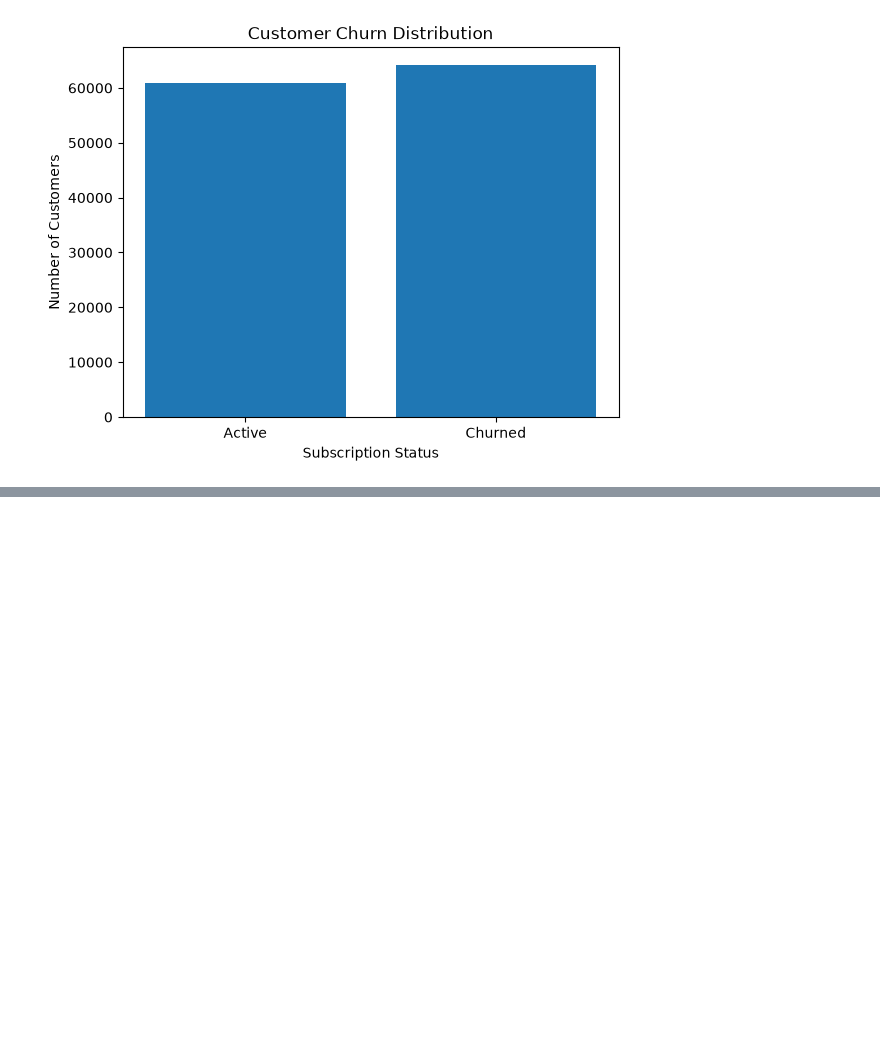
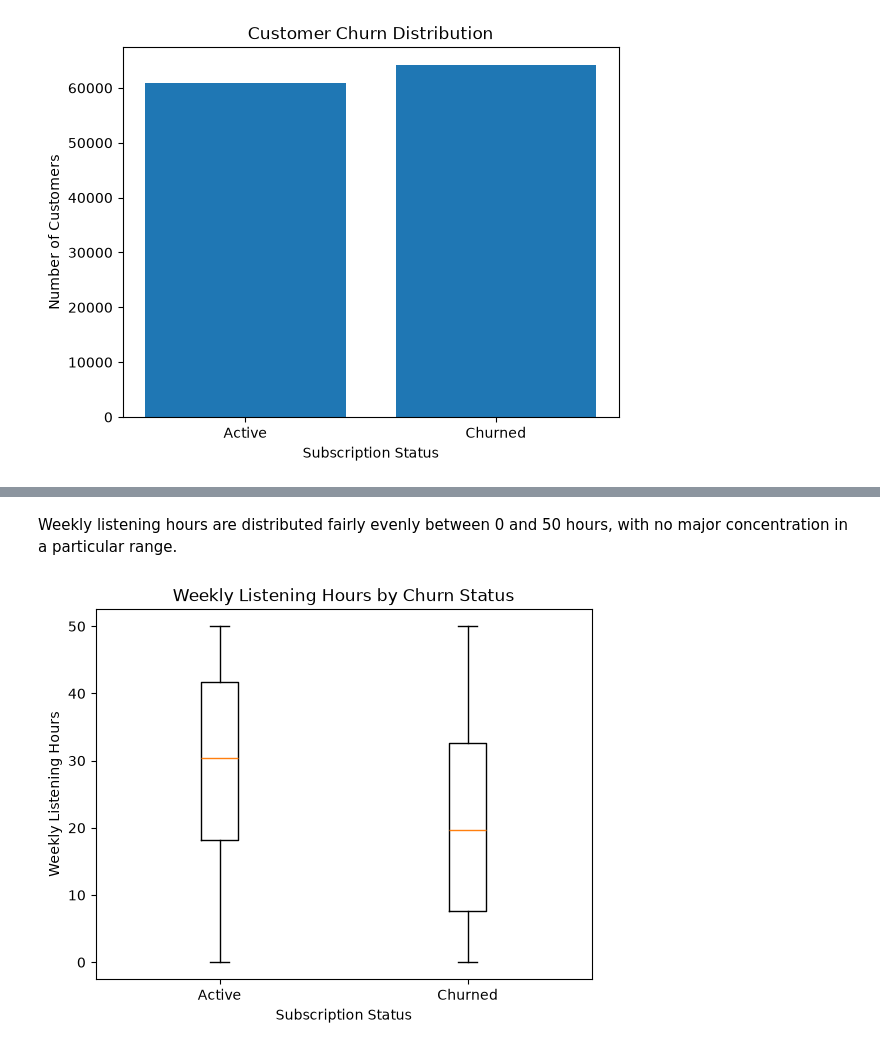
Before and after one commit to madewitt55/cs407-final-project, a Jupyter notebook: elena_task.ipynb, the cells around one changed output, grey strips where cells are left out. Drawn from its saved outputs; the diff is of its cells as text; code cells hidden in the pictures; blank space fills up the shorter version.

```diff
--- a/elena_task.ipynb
+++ b/elena_task.ipynb
@@ -366,0 +485,15 @@ plt.show()
+# %% [markdown]
+Weekly listening hours are distributed fairly evenly between 0 and 50 hours, with no major concentration in a particular range.
+# %%
+active = df_clean[df_clean["churned"] == 0]["weekly_hours"]
+churned = df_clean[df_clean["churned"] == 1]["weekly_hours"]
+
+plt.boxplot([active, churned], tick_labels=["Active", "Churned"])
+
+plt.title("Weekly Listening Hours by Churn Status")
+plt.xlabel("Subscription Status")
+plt.ylabel("Weekly Listening Hours")
+
+plt.show()
+# %% [output]
+[figure, added]
```
Also changed, not shown: parts of 33 cells of this notebook.
